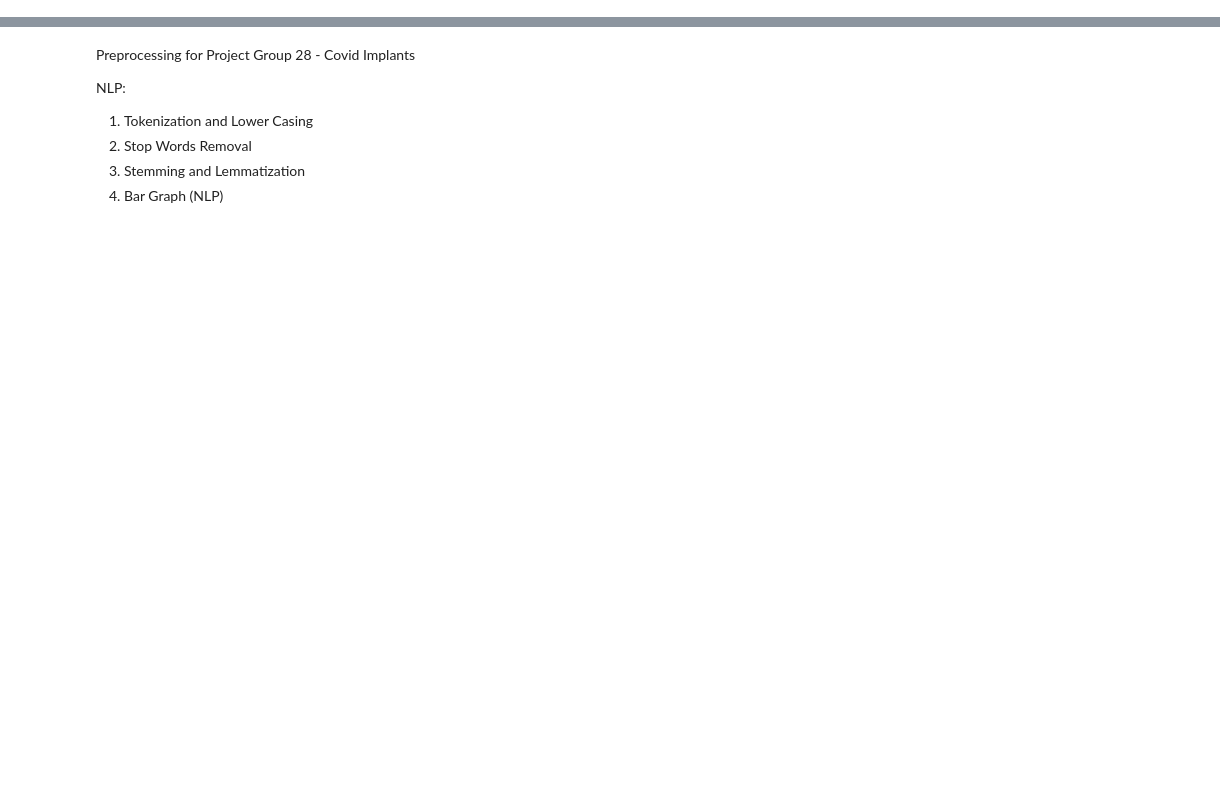
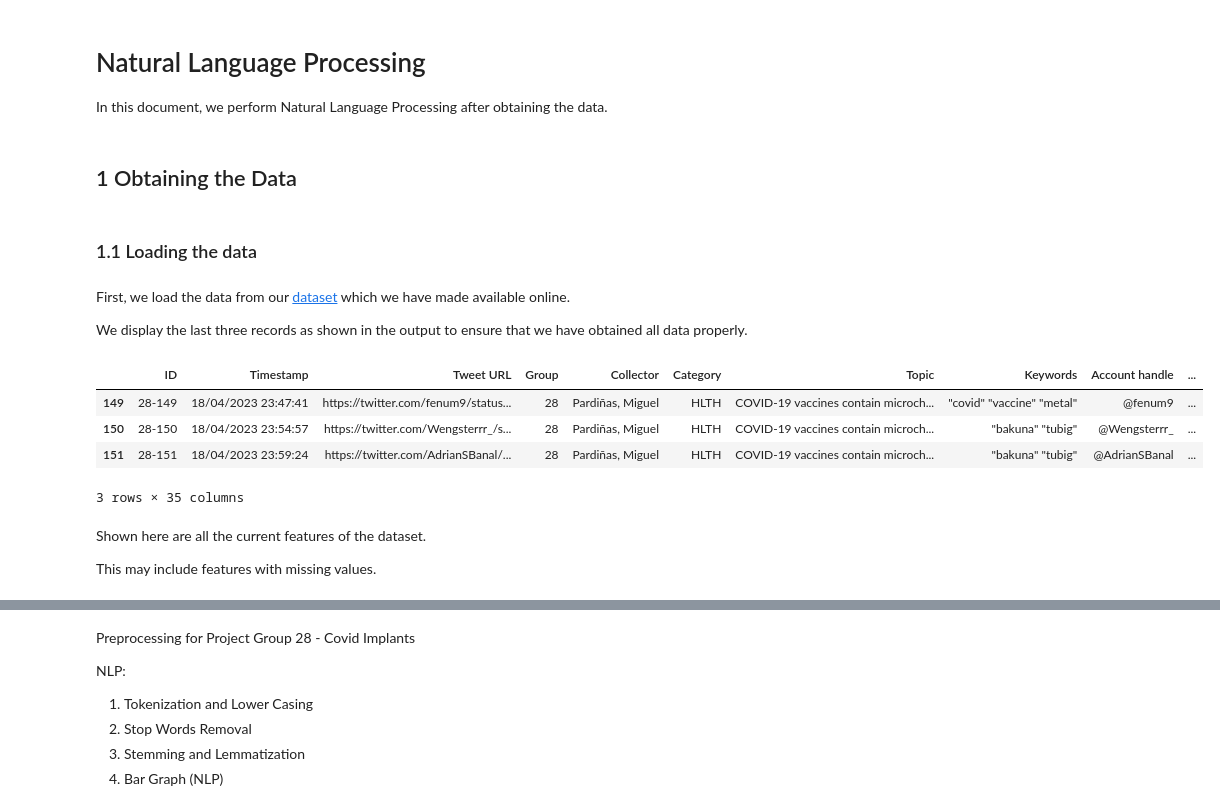
Before and after one commit to KituIco/cs132-g28-covid-vaccine-implants, a Jupyter notebook: misc/Data-Exploration-NLP.ipynb, the cells around one changed output, grey strips where cells are left out. Cells and saved outputs as stored; diff of their text form; code cells hidden in the pictures; blank space fills up the shorter version.

```diff
--- a/misc/Data-Exploration-NLP.ipynb
+++ b/misc/Data-Exploration-NLP.ipynb
@@ -168,0 +1,46 @@ df.style.set_properties(**{'text-align': 'left'})
+# %% [markdown]
+# Natural Language Processing
+
+In this document, we perform Natural Language Processing after obtaining the data.
+# %% [markdown]
+## 1 Obtaining the Data
+# %% [markdown]
+### 1.1 Loading the data
+# %% [markdown]
+First, we load the data from our [dataset](https://docs.google.com/spreadsheets/d/1jzNEJWQMvfK6aJeG28JSXecrLZfjeFOCYp-gtW0Q7LQ/edit#gid=1456408654) which we have made available online.
+
+We display the last three records as shown in the output to ensure that we have obtained all data properly.
+# %%
+# Load datasets
+import pandas as pd
+import gspread
+import numpy as np
+
+import matplotlib.pyplot as plt
+import seaborn as sns
+
+from IPython.display import display
+from scipy.stats import zscore
+
+sa = gspread.service_account(filename="group-28-dataset-7233caedfe09.json")
+sheet = sa.open("Dataset - Group 28")
+work_sheet = sheet.worksheet("Fixed Data")
+
+df = pd.DataFrame(work_sheet.get_all_values())
+
+new_header = df.iloc[0]
+df = df[1:152]
+df.columns = new_header
+df = df.replace(r'^\s*$', np.nan, regex=True)
+
+df.tail(3)
+# %% [output]
+|  | ID | Timestamp | Tweet URL | Group | Collector | Category | Topic | Keywords | Account handle | ... |
+| 149 | 28-149 | 18/04/2023 23:47:41 | https://twitter.com/fenum9/status... | 28 | Pardiñas, Miguel | HLTH | COVID-19 vaccines contain microch... | "covid" "vaccine" "metal" | @fenum9 | ... |
+| 150 | 28-150 | 18/04/2023 23:54:57 | https://twitter.com/Wengsterrr_/s... | 28 | Pardiñas, Miguel | HLTH | COVID-19 vaccines contain microch... | "bakuna" "tubig" | @Wengsterrr_ | ... |
+| 151 | 28-151 | 18/04/2023 23:59:24 | https://twitter.com/AdrianSBanal/... | 28 | Pardiñas, Miguel | HLTH | COVID-19 vaccines contain microch... | "bakuna" "tubig" | @AdrianSBanal | ... |
+3 rows × 35 columns
+# %% [markdown]
+Shown here are all the current features of the dataset.
+
+This may include features with missing values.
```
Also changed, not shown: parts of 16 cells of this notebook, 6 other files.
